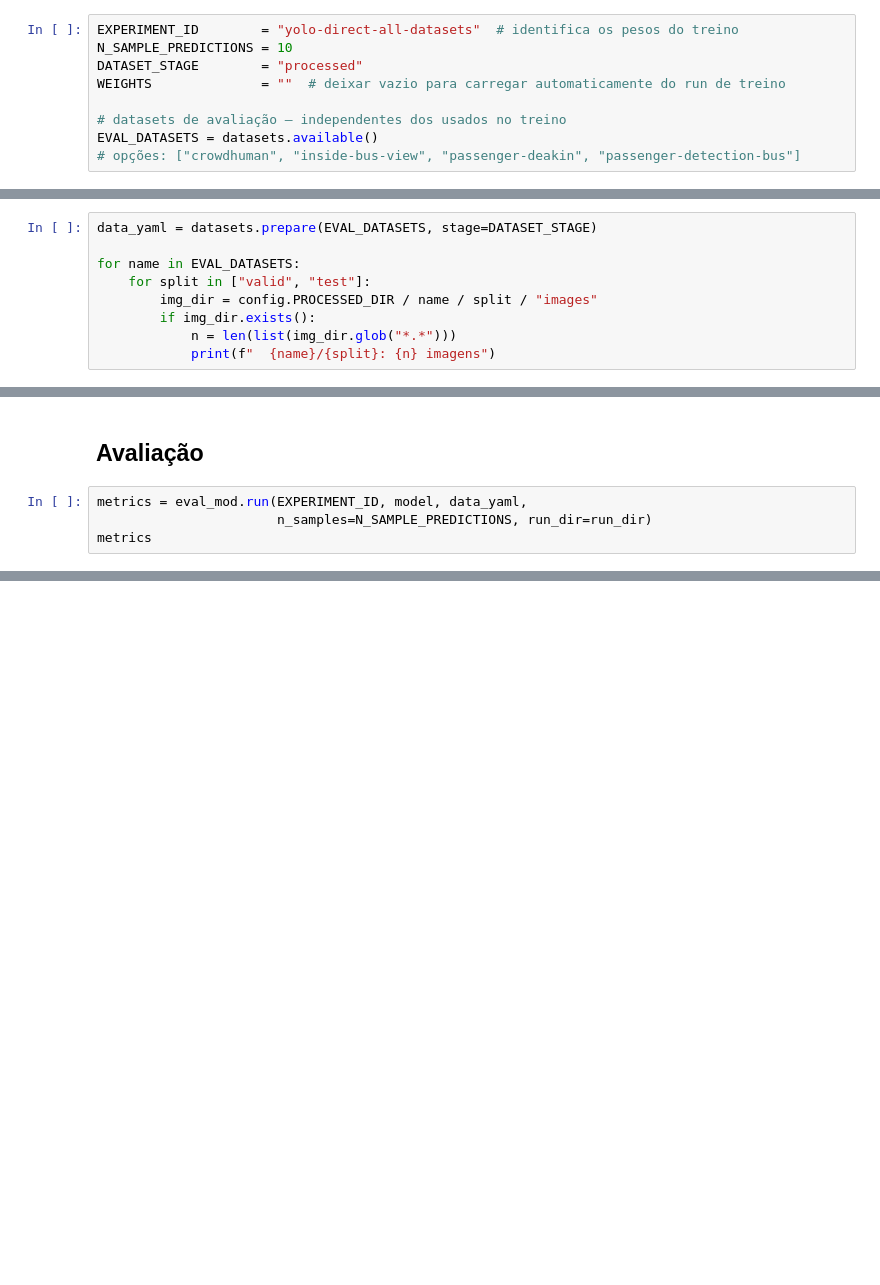
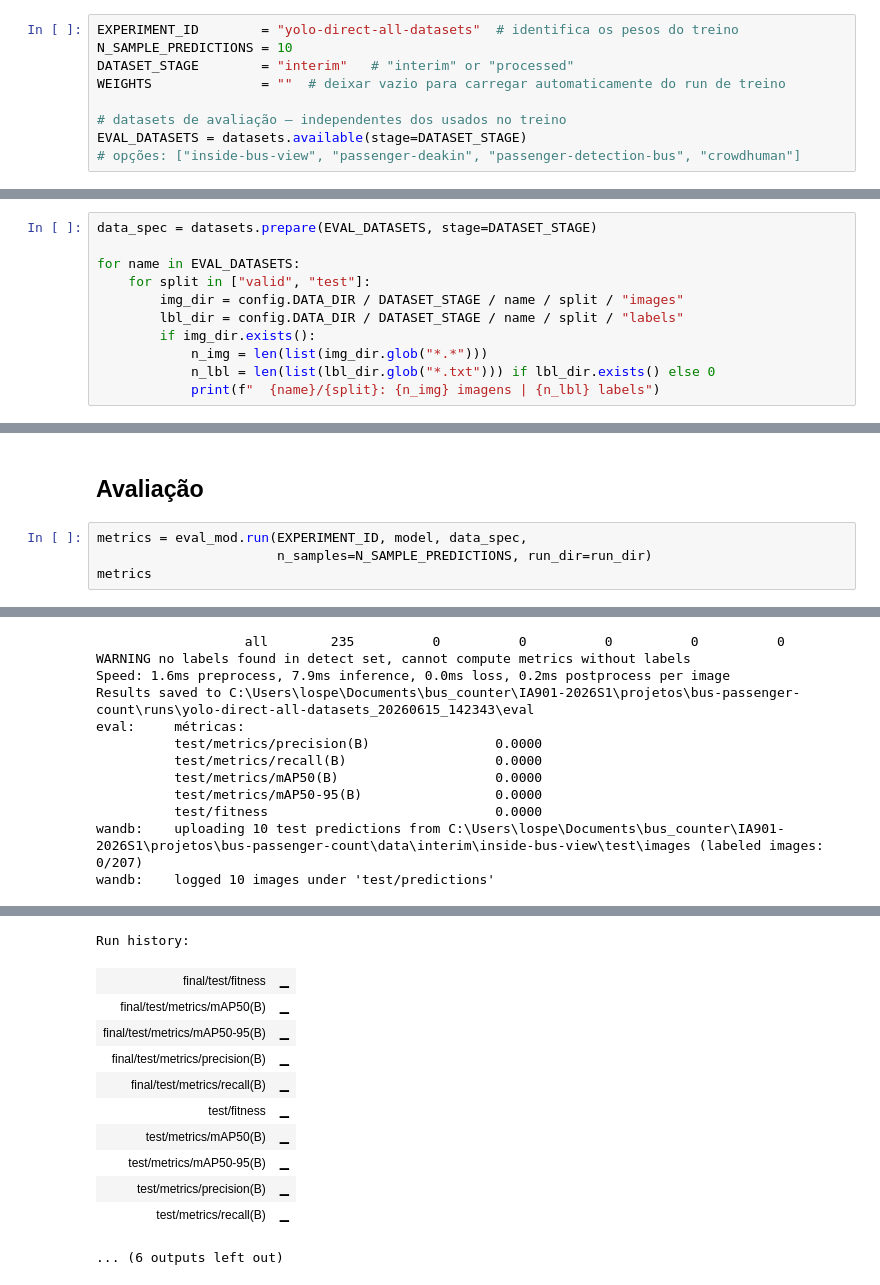
Before and after one commit to vitrentin/IA901-2026S1, a Jupyter notebook: projetos/bus-passenger-count/notebooks/4_validate_test.ipynb, the cells around one changed output, grey strips where cells are left out. Cells and saved outputs as stored; diff of their text form; blank space fills up the shorter version.

Commit message:
feat: download interim datasets from custom roboflow repo

```diff
--- a/projetos/bus-passenger-count/notebooks/4_validate_test.ipynb
+++ b/projetos/bus-passenger-count/notebooks/4_validate_test.ipynb
@@ -16,20 +16,22 @@ from src import config, datasets, eval as eval_mod
 # %%
 EXPERIMENT_ID        = "yolo-direct-all-datasets"  # identifica os pesos do treino
 N_SAMPLE_PREDICTIONS = 10
-DATASET_STAGE        = "processed"
+DATASET_STAGE        = "interim"   # "interim" or "processed"
 WEIGHTS              = ""  # deixar vazio para carregar automaticamente do run de treino
 
 # datasets de avaliação — independentes dos usados no treino
-EVAL_DATASETS = datasets.available()
-# opções: ["crowdhuman", "inside-bus-view", "passenger-deakin", "passenger-detection-bus"]
+EVAL_DATASETS = datasets.available(stage=DATASET_STAGE)
+# opções: ["inside-bus-view", "passenger-deakin", "passenger-detection-bus", "crowdhuman"]
 # %% [markdown]
 ## Datasets
 # %%
-data_yaml = datasets.prepare(EVAL_DATASETS, stage=DATASET_STAGE)
+data_spec = datasets.prepare(EVAL_DATASETS, stage=DATASET_STAGE)
 
 for name in EVAL_DATASETS:
     for split in ["valid", "test"]:
-        img_dir = config.PROCESSED_DIR / name / split / "images"
+        img_dir = config.DATA_DIR / DATASET_STAGE / name / split / "images"
+        lbl_dir = config.DATA_DIR / DATASET_STAGE / name / split / "labels"
         if img_dir.exists():
-            n = len(list(img_dir.glob("*.*")))
-            print(f"  {name}/{split}: {n} imagens")
+            n_img = len(list(img_dir.glob("*.*")))
+            n_lbl = len(list(lbl_dir.glob("*.txt"))) if lbl_dir.exists() else 0
+            print(f"  {name}/{split}: {n_img} imagens | {n_lbl} labels")
@@ -49,6 +61,7 @@ model = YOLO(str(weights_path))
 # %% [markdown]
 ## Avaliação
 # %%
-metrics = eval_mod.run(EXPERIMENT_ID, model, data_yaml,
+metrics = eval_mod.run(EXPERIMENT_ID, model, data_spec,
                        n_samples=N_SAMPLE_PREDICTIONS, run_dir=run_dir)
 metrics
+# %% [output]
@@ -54,0 +85,12 @@ metrics
+                   all        235          0          0          0          0          0
+WARNING no labels found in detect set, cannot compute metrics without labels
+Speed: 1.6ms preprocess, 7.9ms inference, 0.0ms loss, 0.2ms postprocess per image
+Results saved to C:\Users\lospe\Documents\bus_counter\IA901-2026S1\projetos\bus-passenger-count\runs\yolo-direct-all-datasets_20260615_142343\eval
+eval:     métricas:
+          test/metrics/precision(B)                0.0000
+          test/metrics/recall(B)                   0.0000
+          test/metrics/mAP50(B)                    0.0000
+          test/metrics/mAP50-95(B)                 0.0000
+          test/fitness                             0.0000
+wandb:    uploading 10 test predictions from C:\Users\lospe\Documents\bus_counter\IA901-2026S1\projetos\bus-passenger-count\data\interim\inside-bus-view\test\images (labeled images: 0/207)
+wandb:    logged 10 images under 'test/predictions'
@@ -54,0 +98,12 @@ metrics
+Run history:
+| final/test/fitness | ▁ |
+| final/test/metrics/mAP50(B) | ▁ |
+| final/test/metrics/mAP50-95(B) | ▁ |
+| final/test/metrics/precision(B) | ▁ |
+| final/test/metrics/recall(B) | ▁ |
+| test/fitness | ▁ |
+| test/metrics/mAP50(B) | ▁ |
+| test/metrics/mAP50-95(B) | ▁ |
+| test/metrics/precision(B) | ▁ |
+| test/metrics/recall(B) | ▁ |
+... (6 outputs left out)
```
Also changed, not shown: parts of 3 cells of this notebook, 8 other files.
